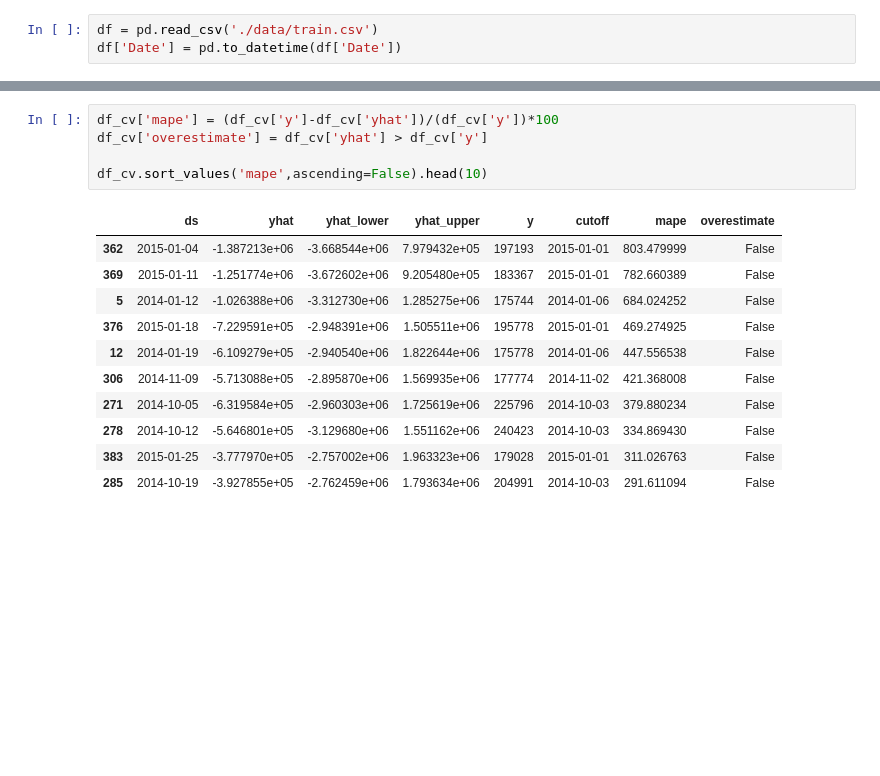
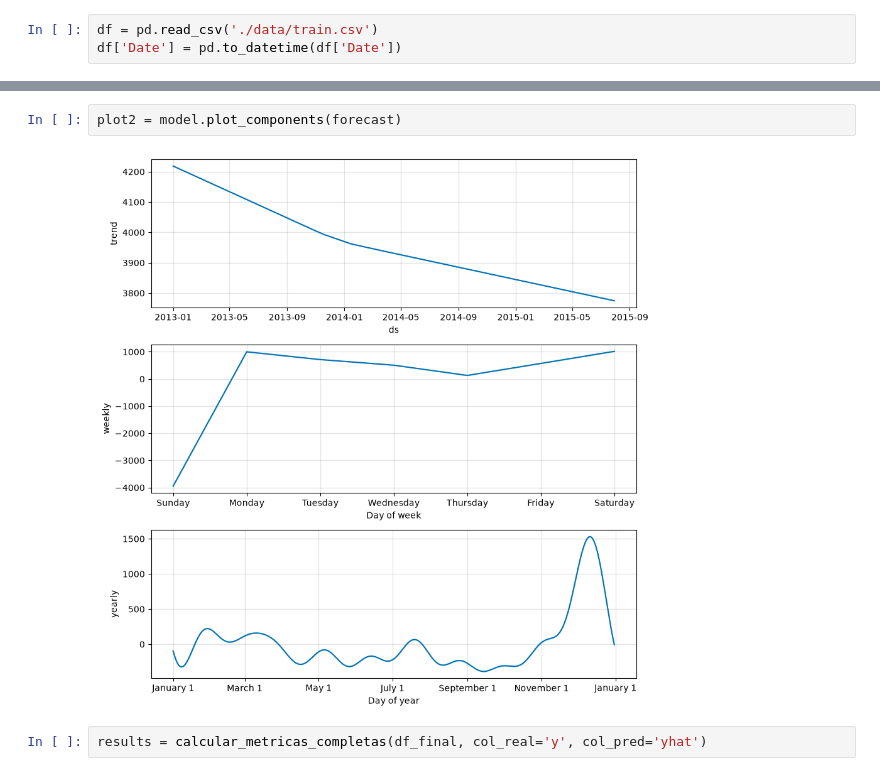
Before and after one commit to harthurhenrique/sales-forecast-with-prophet, a Jupyter notebook: model.ipynb, the cells around one changed output, grey strips where cells are left out. Drawn from its saved outputs; the diff is of its cells as text; blank space fills up the shorter version.

```diff
--- a/model.ipynb
+++ b/model.ipynb
@@ -94,17 +121,6 @@ df_p.head(30)
+# %%
+plot2 = model.plot_components(forecast)
+# %% [output]
+[figure, added]
 # %%
-df_cv['mape'] = (df_cv['y']-df_cv['yhat'])/(df_cv['y'])*100
-df_cv['overestimate'] = df_cv['yhat'] > df_cv['y']
-
-df_cv.sort_values('mape',ascending=False).head(10)
+results = calcular_metricas_completas(df_final, col_real='y', col_pred='yhat')
-# %% [output]
-|  | ds | yhat | yhat_lower | yhat_upper | y | cutoff | mape | overestimate |
-| 362 | 2015-01-04 | -1.387213e+06 | -3.668544e+06 | 7.979432e+05 | 197193 | 2015-01-01 | 803.479999 | False |
-| 369 | 2015-01-11 | -1.251774e+06 | -3.672602e+06 | 9.205480e+05 | 183367 | 2015-01-01 | 782.660389 | False |
-| 5 | 2014-01-12 | -1.026388e+06 | -3.312730e+06 | 1.285275e+06 | 175744 | 2014-01-06 | 684.024252 | False |
-| 376 | 2015-01-18 | -7.229591e+05 | -2.948391e+06 | 1.505511e+06 | 195778 | 2015-01-01 | 469.274925 | False |
-| 12 | 2014-01-19 | -6.109279e+05 | -2.940540e+06 | 1.822644e+06 | 175778 | 2014-01-06 | 447.556538 | False |
-| 306 | 2014-11-09 | -5.713088e+05 | -2.895870e+06 | 1.569935e+06 | 177774 | 2014-11-02 | 421.368008 | False |
-| 271 | 2014-10-05 | -6.319584e+05 | -2.960303e+06 | 1.725619e+06 | 225796 | 2014-10-03 | 379.880234 | False |
-| 278 | 2014-10-12 | -5.646801e+05 | -3.129680e+06 | 1.551162e+06 | 240423 | 2014-10-03 | 334.869430 | False |
-| 383 | 2015-01-25 | -3.777970e+05 | -2.757002e+06 | 1.963323e+06 | 179028 | 2015-01-01 | 311.026763 | False |
-| 285 | 2014-10-19 | -3.927855e+05 | -2.762459e+06 | 1.793634e+06 | 204991 | 2014-10-03 | 291.611094 | False |
```
Also changed, not shown: parts of 20 cells of this notebook, 2 other files.
